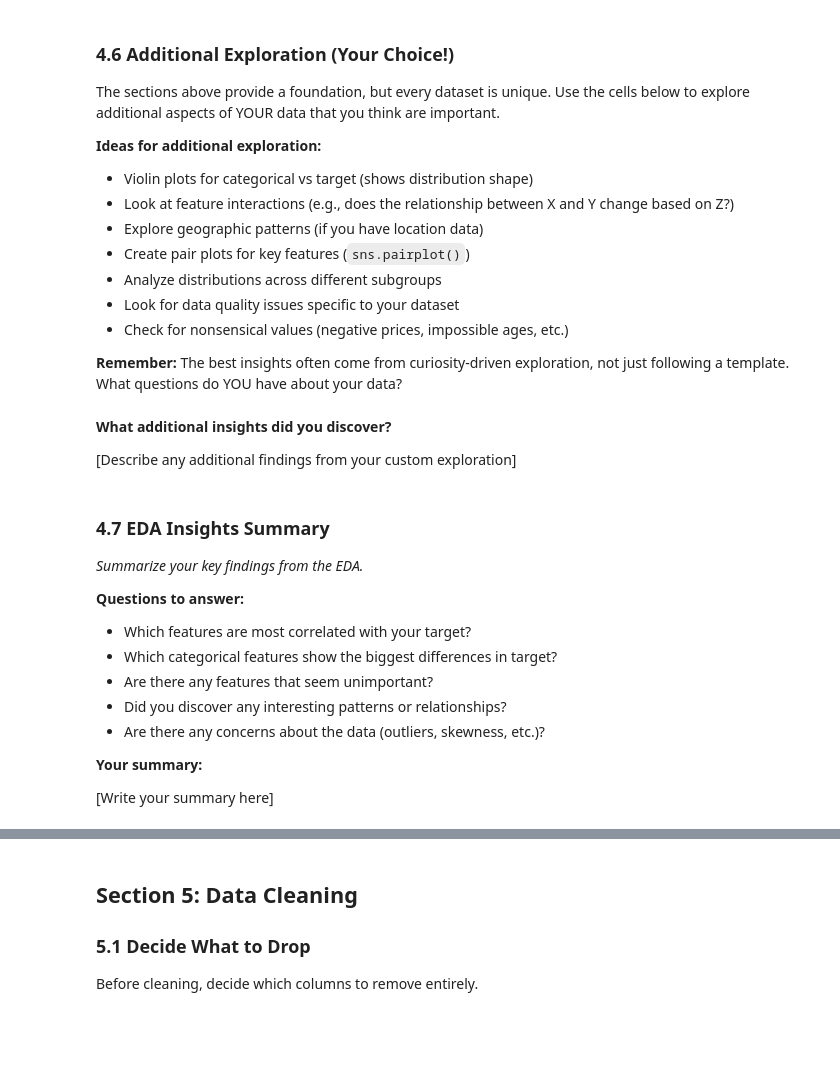
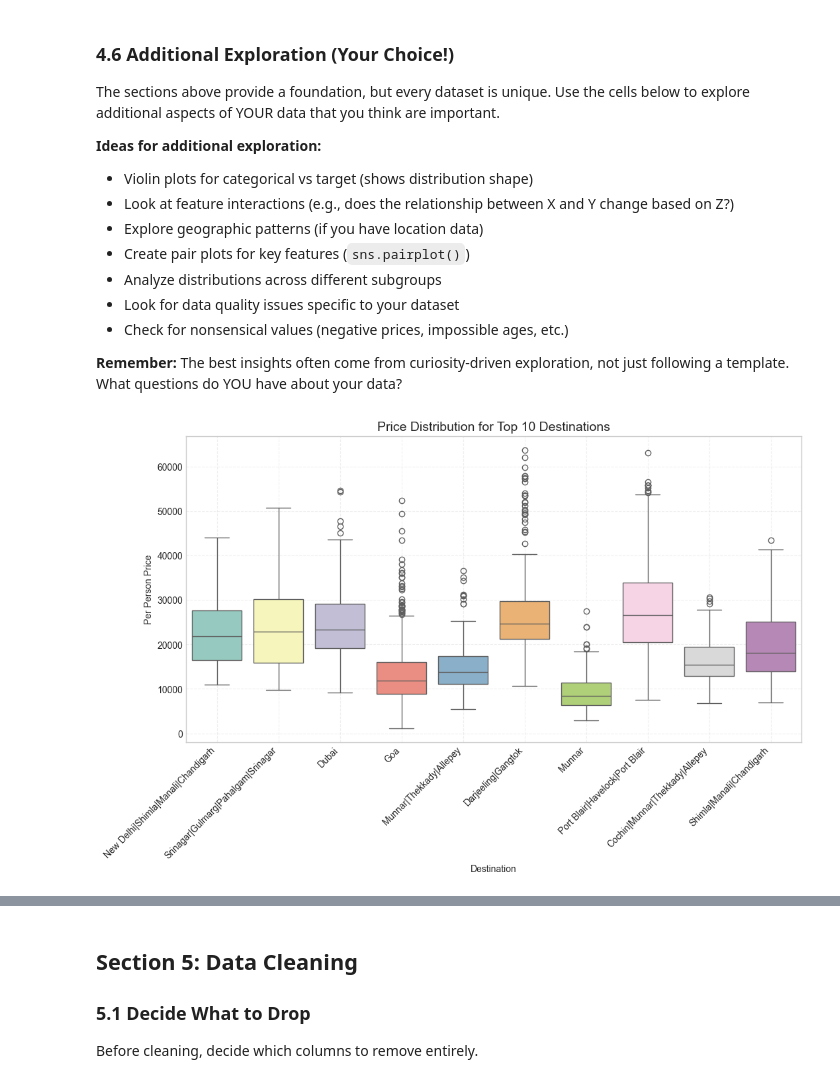
Before and after one commit to Frankmo89/AI-Travel-Package-Predictor, a Jupyter notebook: notebooks/01_problem_statement_and_eda.ipynb, the cells around one changed output, grey strips where cells are left out. Saved outputs shown, nothing was run; the diff lists cells and outputs as text; code cells hidden in the pictures; blank space fills up the shorter version.

```diff
--- a/notebooks/01_problem_statement_and_eda.ipynb
+++ b/notebooks/01_problem_statement_and_eda.ipynb
@@ -738,19 +1011,20 @@ The sections above provide a foundation, but every dataset is unique. Use the ce
-# %% [markdown]
-**What additional insights did you discover?**
-
-[Describe any additional findings from your custom exploration]
-# %% [markdown]
-### 4.7 EDA Insights Summary
-
-*Summarize your key findings from the EDA.*
-
-**Questions to answer:**
-- Which features are most correlated with your target?
-- Which categorical features show the biggest differences in target?
-- Are there any features that seem unimportant?
-- Did you discover any interesting patterns or relationships?
-- Are there any concerns about the data (outliers, skewness, etc.)?
-
-**Your summary:**
-
-[Write your summary here]
+# %%
+# YOUR ADDITIONAL EDA CODE HERE
+# Add as many cells as you need - don't be limited by this template!
+
+# Exploration 1: Price distribution for the Top 10 Destinations
+
+plt.figure(figsize=(12, 6))
+
+# Get the top 10 most frequent destinations
+top_destinations = df['Destination'].value_counts().head(10).index
+df_top_dest = df[df['Destination'].isin(top_destinations)]
+
+# Plot Price vs Destination
+sns.boxplot(data=df_top_dest, x='Destination', y=TARGET, palette='Set3')
+plt.title('Price Distribution for Top 10 Destinations', fontsize=14)
+plt.xticks(rotation=45, ha='right')
+plt.grid(True, linestyle='--', alpha=0.3)
+plt.show()
+# %% [output]
+[figure, added]
```
Also changed, not shown: parts of 63 cells of this notebook, 1 other file.
